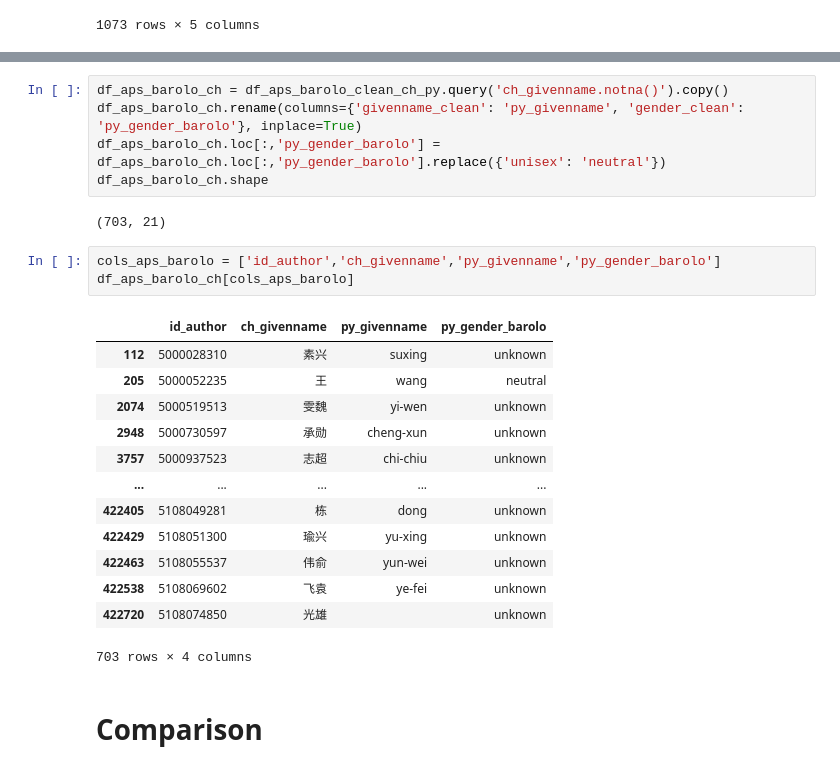
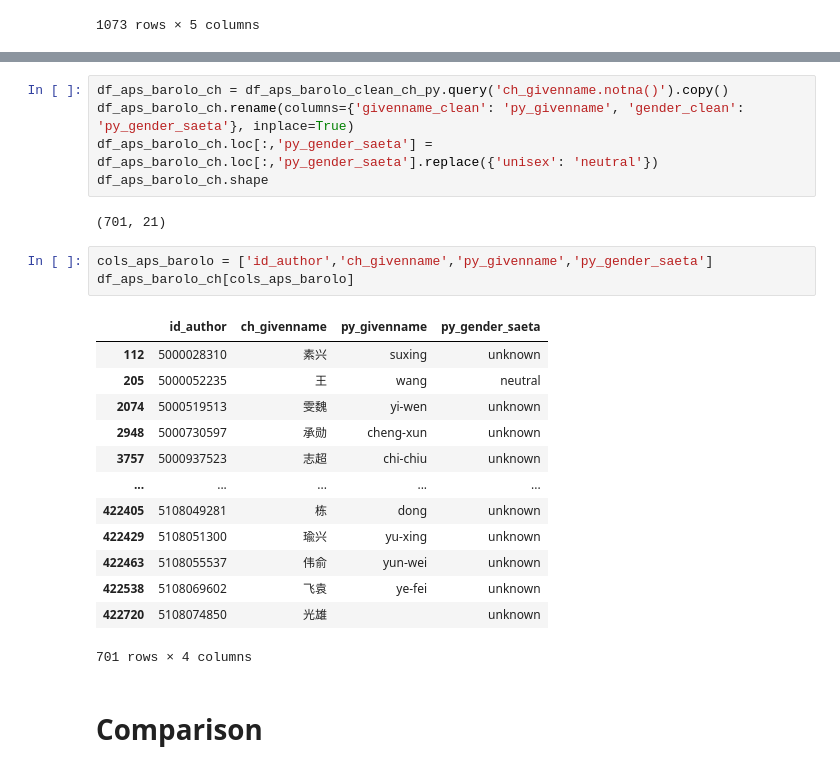
Before and after one commit to CSHVienna/chinese-names-gender, a Jupyter notebook: code/notebooks/4_predictions_py.ipynb, the cells around one changed output, grey strips where cells are left out. Saved outputs shown, nothing was run; the diff lists cells and outputs as text.

```diff
--- a/code/notebooks/4_predictions_py.ipynb
+++ b/code/notebooks/4_predictions_py.ipynb
@@ -126,16 +129,16 @@ df_aps_barolo_clean_ch_py.head(1)
 1 rows × 21 columns
 # %%
 df_aps_barolo_ch = df_aps_barolo_clean_ch_py.query('ch_givenname.notna()').copy()
-df_aps_barolo_ch.rename(columns={'givenname_clean': 'py_givenname', 'gender_clean': 'py_gender_barolo'}, inplace=True)
-df_aps_barolo_ch.loc[:,'py_gender_barolo'] = df_aps_barolo_ch.loc[:,'py_gender_barolo'].replace({'unisex': 'neutral'})
+df_aps_barolo_ch.rename(columns={'givenname_clean': 'py_givenname', 'gender_clean': 'py_gender_saeta'}, inplace=True)
+df_aps_barolo_ch.loc[:,'py_gender_saeta'] = df_aps_barolo_ch.loc[:,'py_gender_saeta'].replace({'unisex': 'neutral'})
 df_aps_barolo_ch.shape
 # %% [output]
-(703, 21)
+(701, 21)
 # %%
-cols_aps_barolo = ['id_author','ch_givenname','py_givenname','py_gender_barolo']
+cols_aps_barolo = ['id_author','ch_givenname','py_givenname','py_gender_saeta']
 df_aps_barolo_ch[cols_aps_barolo]
 # %% [output]
-|  | id_author | ch_givenname | py_givenname | py_gender_barolo |
+|  | id_author | ch_givenname | py_givenname | py_gender_saeta |
 | 112 | 5000028310 | 素兴 | suxing | unknown |
 | 205 | 5000052235 | 王 | wang | neutral |
 | 2074 | 5000519513 | 雯魏 | yi-wen | unknown |
@@ -147,7 +150,7 @@ df_aps_barolo_ch[cols_aps_barolo]
 | 422463 | 5108055537 | 伟俞 | yun-wei | unknown |
 | 422538 | 5108069602 | 飞袁 | ye-fei | unknown |
 | 422720 | 5108074850 | 光雄 |  | unknown |
-703 rows × 4 columns
+701 rows × 4 columns
 # %% [markdown]
 # Comparison
 # %%
```
Also changed, not shown: parts of 13 cells of this notebook, 23 other files.
